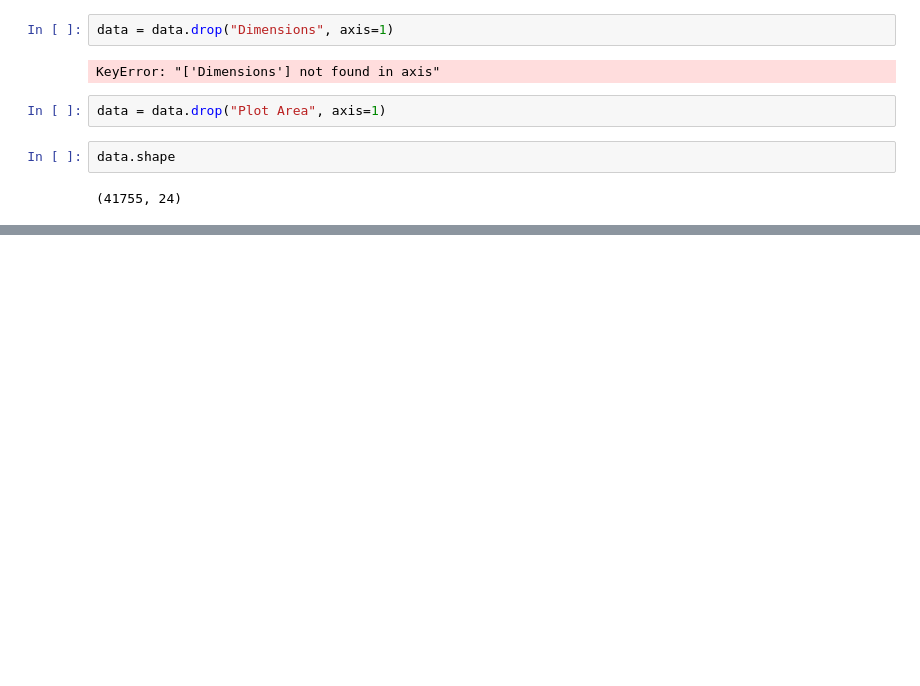
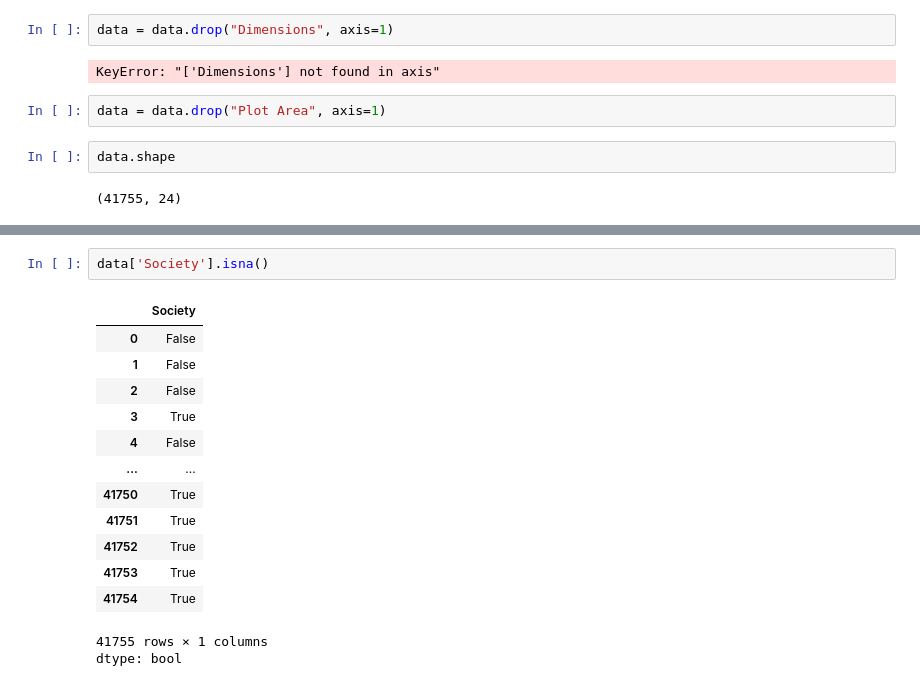
Before and after one commit to Trusha216/AI-ML-internship, a Jupyter notebook: house_prices.ipynb, the cells around one changed output, grey strips where cells are left out. Saved outputs shown, nothing was run; the diff lists cells and outputs as text; blank space fills up the shorter version.

```diff
--- a/house_prices.ipynb
+++ b/house_prices.ipynb
@@ -461,0 +516,17 @@ data.shape
+# %%
+data['Society'].isna()
+# %% [output]
+|  | Society |
+| 0 | False |
+| 1 | False |
+| 2 | False |
+| 3 | True |
+| 4 | False |
+| ... | ... |
+| 41750 | True |
+| 41751 | True |
+| 41752 | True |
+| 41753 | True |
+| 41754 | True |
+41755 rows × 1 columns
+dtype: bool
```
Also changed, not shown: parts of 5 cells of this notebook.
